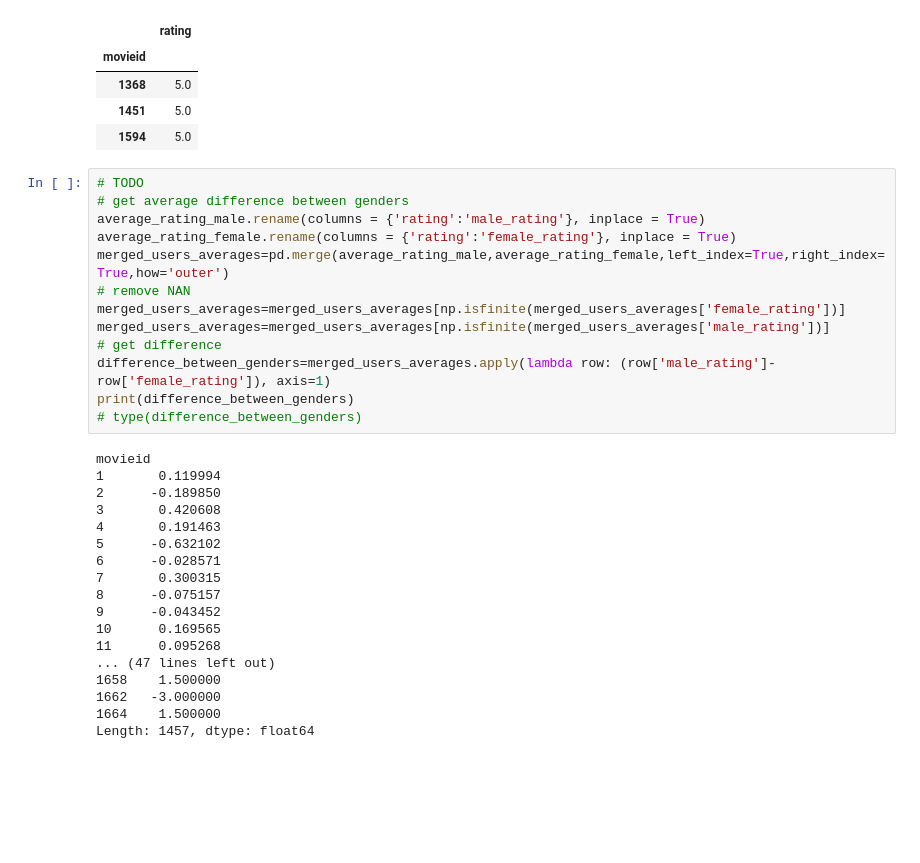
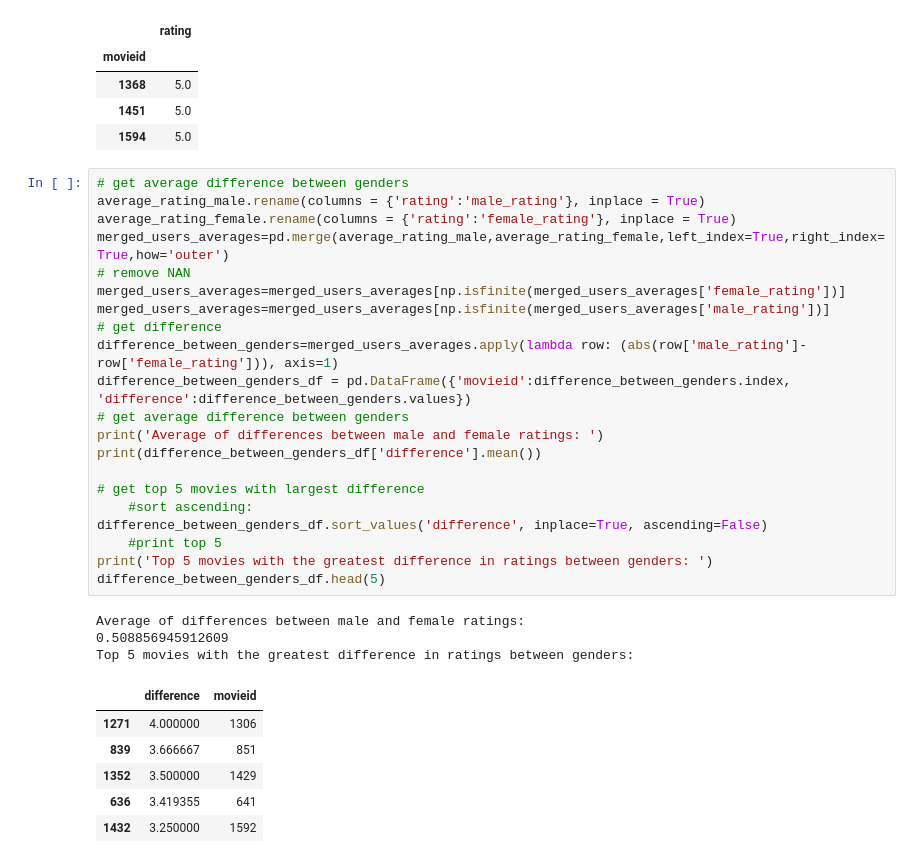
Before and after one commit to nogahm/HW_Recsys, a Jupyter notebook: Recsys.ipynb, the cells around one changed output. Drawn from its saved outputs; the diff is of its cells as text; blank space fills up the shorter version.

```diff
--- a/Recsys.ipynb
+++ b/Recsys.ipynb
@@ -99,33 +94,33 @@ Top 3 movies by females:
 | 1451 | 5.0 |
 | 1594 | 5.0 |
 # %%
-# TODO
 # get average difference between genders
 average_rating_male.rename(columns = {'rating':'male_rating'}, inplace = True)
 average_rating_female.rename(columns = {'rating':'female_rating'}, inplace = True)
 merged_users_averages=pd.merge(average_rating_male,average_rating_female,left_index=True,right_index=True,how='outer')
 # remove NAN
 merged_users_averages=merged_users_averages[np.isfinite(merged_users_averages['female_rating'])]
 merged_users_averages=merged_users_averages[np.isfinite(merged_users_averages['male_rating'])]
 # get difference
-difference_between_genders=merged_users_averages.apply(lambda row: (row['male_rating']-row['female_rating']), axis=1)
-print(difference_between_genders)
-# type(difference_between_genders)
+difference_between_genders=merged_users_averages.apply(lambda row: (abs(row['male_rating']-row['female_rating'])), axis=1)
+difference_between_genders_df = pd.DataFrame({'movieid':difference_between_genders.index, 'difference':difference_between_genders.values})
+# get average difference between genders
+print('Average of differences between male and female ratings: ')
+print(difference_between_genders_df['difference'].mean())
+
+# get top 5 movies with largest difference
+    #sort ascending:
+difference_between_genders_df.sort_values('difference', inplace=True, ascending=False)
+    #print top 5
+print('Top 5 movies with the greatest difference in ratings between genders: ')
+difference_between_genders_df.head(5)
 # %% [output]
-movieid
-1       0.119994
-2      -0.189850
-3       0.420608
-4       0.191463
-5      -0.632102
-6      -0.028571
-7       0.300315
-8      -0.075157
-9      -0.043452
-10      0.169565
-11      0.095268
-... (47 lines left out)
-1658    1.500000
-1662   -3.000000
-1664    1.500000
-Length: 1457, dtype: float64
+Average of differences between male and female ratings:
+0.508856945912609
+Top 5 movies with the greatest difference in ratings between genders:
+|  | difference | movieid |
+| 1271 | 4.000000 | 1306 |
+| 839 | 3.666667 | 851 |
+| 1352 | 3.500000 | 1429 |
+| 636 | 3.419355 | 641 |
+| 1432 | 3.250000 | 1592 |
```
Also changed, not shown: parts of 16 cells of this notebook.
